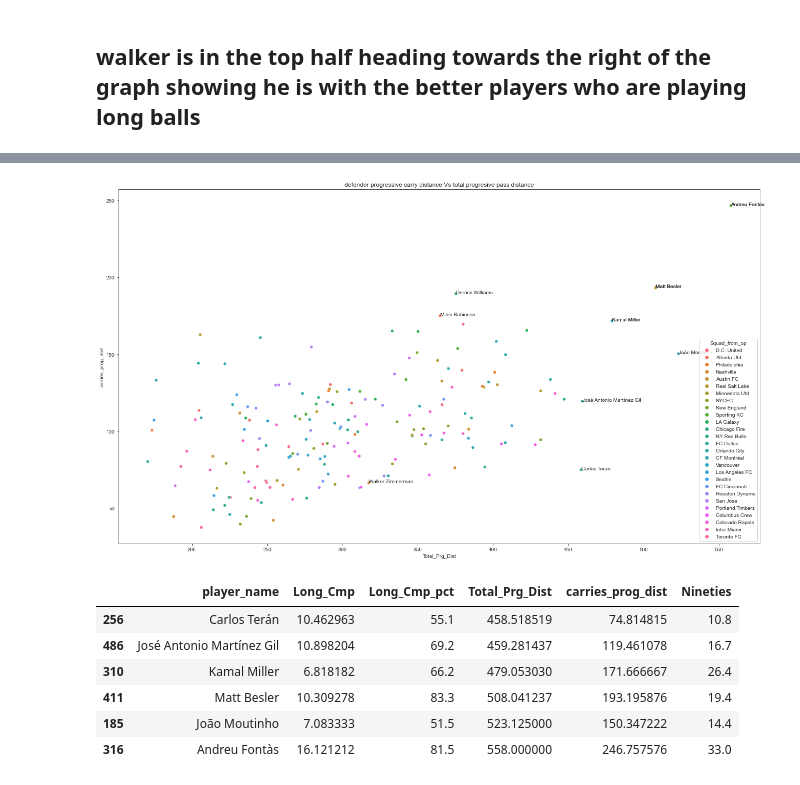
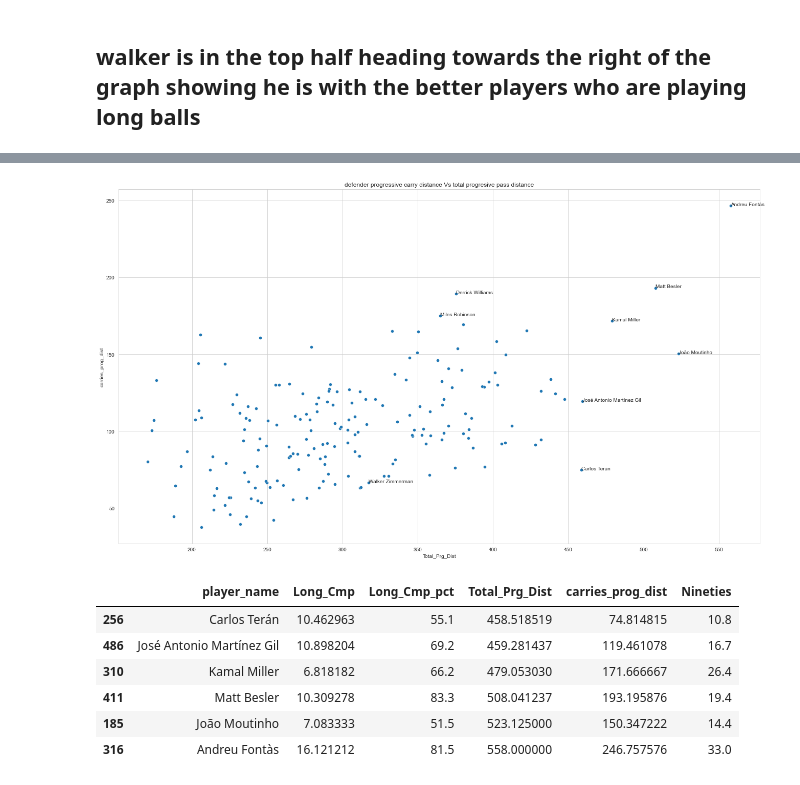
Before and after one commit to misterrustia/MLS_clustering_Captsone, a Jupyter notebook: 2_Exploratory_Data_analysis/Defensive_attribute_viz.ipynb, the cells around one changed output, grey strips where cells are left out. Cells and saved outputs as stored; diff of their text form; code cells hidden in the pictures.

```diff
--- a/2_Exploratory_Data_analysis/Defensive_attribute_viz.ipynb
+++ b/2_Exploratory_Data_analysis/Defensive_attribute_viz.ipynb
@@ -13,7 +13,7 @@ graph = df.loc[(df['int_tackl_recover']<35)&(df['Position']!='GK')&(df['Aerial_w
                (df['Aerial_win_pct']>0)&(df['Nineties']>5)]
 
 print(len(graph))
-sns.set_style('ticks')
+sns.set_style('whitegrid')
 
 fig, ax = plt.subplots()
 fig.set_size_inches(18.5, 10.5)
@@ -47,7 +47,7 @@ graph = df.loc[(df['int_tackl_recover']<35)&(df['Position']=='DF')&(df['Aerial_w
                (df['Aerial_win_pct']>0)&(df['Nineties']>10)]
 
 
-sns.set_style('ticks')
+sns.set_style('whitegrid')
 
 fig, ax = plt.subplots()
 fig.set_size_inches(18.5, 10.5)
@@ -108,7 +108,7 @@ graph.loc[graph['Aerial_win_pct']>77][['player_name','Squad_from_op','int_tackl_
 graph = df.loc[(df['Crosses']>.1)&(df['Position']=='DF')&(df['Aerial_win_pct']<100)&
                (df['Aerial_win_pct']>0)&(df['Nineties']>10)]
 
-sns.set_style('ticks')
+sns.set_style('whitegrid')
 
 fig, ax = plt.subplots()
 fig.set_size_inches(18.5, 10.5)
@@ -157,7 +157,7 @@ graph.loc[(graph['Crosses']>3)&(graph['carries_prog']>5.5)][['player_name','Squa
 graph = df.loc[(df['int_tackl_recover']<35)&(df['Position']=='DF')&(df['Aerial_win_pct']<100)&
                (df['Aerial_win_pct']>0)&(df['Nineties']>5)]
 
-sns.set_style('ticks')
+sns.set_style('whitegrid')
 
 fig, ax = plt.subplots()
 fig.set_size_inches(18.5, 10.5)
@@ -176,9 +176,9 @@ p = graph['player_name']
 for p, x, y in zip(p, x, y):
     if p == 'Walker Zimmerman':
         plt.annotate(p, (x, y))
-    if y > 80:
+    elif y > 80:
          plt.annotate(p, (x, y))
-    if x > 12:
+    elif x > 12:
         plt.annotate(p,(x,y))
 
 
@@ -212,33 +212,34 @@ graph.loc[graph['Long_Cmp']>11.5][['player_name','Squad_from_op','Total_Prg_Dist
 # %%
 graph = df.loc[(df['int_tackl_recover']<35)&(df['Position']=='DF')&(df['Aerial_win_pct']<100)&
                (df['Aerial_win_pct']>0)&(df['Nineties']>5)]
-sns.set_style('ticks')
+sns.set_style('whitegrid')
 
 fig, ax = plt.subplots()
 fig.set_size_inches(18.5, 10.5)
 
 # plt.gca().invert_xaxis()
 # plt.xticks(rotation = 90)
 
 
-g = sns.scatterplot(data=graph, x ='Total_Prg_Dist', y='carries_prog_dist',hue='Squad_from_op',
+g = sns.scatterplot(data=graph, x ='Total_Prg_Dist', y='carries_prog_dist',
+#                     hue='Squad_from_op',
                 ax=ax).set(title='defender progressive carry distance Vs total progresive pass distance')
 
 x = graph['Total_Prg_Dist']
 y = graph['carries_prog_dist']
 p = graph['player_name']
 for p, x, y in zip(p, x, y):
     if p == 'Walker Zimmerman':
         plt.annotate(p, (x, y))
-    if y > 170:
+    elif y > 170:
          plt.annotate(p, (x, y))
-    if x > 450:
+    elif x > 450:
         plt.annotate(p,(x,y))
 
 
 plt.tight_layout()
 # %% [output]
-[figure, old version]
+[figure, new version]
 # %%
 graph.loc[df['Total_Prg_Dist']>450][['player_name','Long_Cmp','Long_Cmp_pct','Total_Prg_Dist','carries_prog_dist',
 
```
Also changed, not shown: parts of 4 cells of this notebook, 2 other files.
